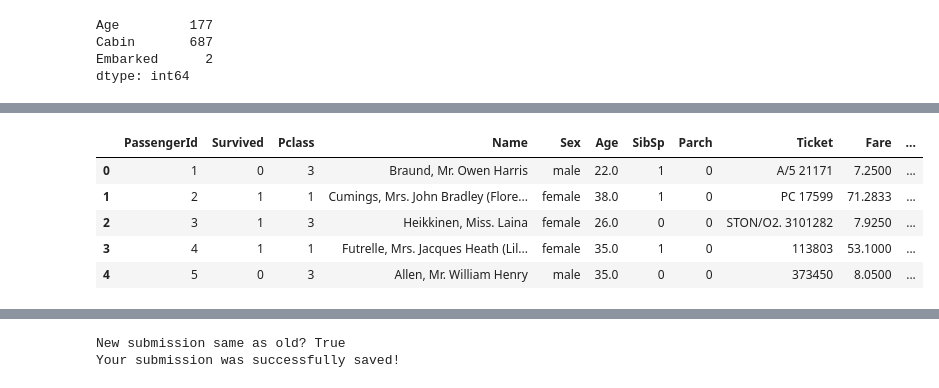
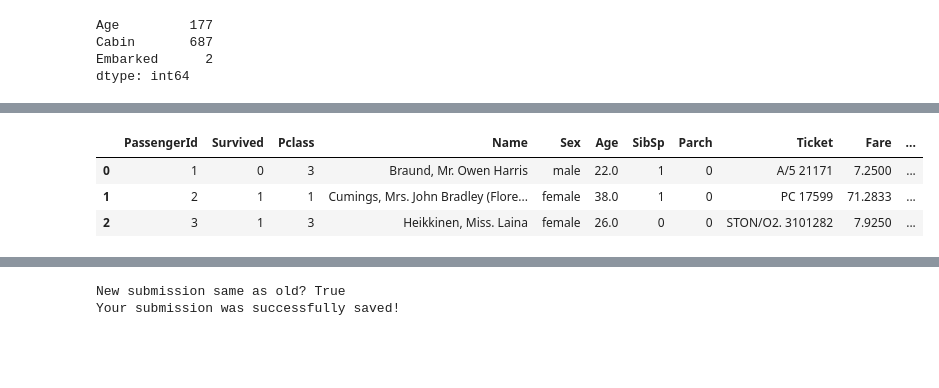
Before and after one commit to tomislavrekic/MLOps-Testing, a Jupyter notebook: src/titanic.ipynb, the cells around one changed output, grey strips where cells are left out. Saved outputs shown, nothing was run; the diff lists cells and outputs as text; code cells hidden in the pictures; blank space fills up the shorter version.

```diff
--- a/src/titanic.ipynb
+++ b/src/titanic.ipynb
@@ -37,0 +55,5 @@ dtype: int64
+# %%
+train_df[['Last_name', 'First_name']] = train_df['Name'].str.split(',', n=1, expand=True)
+train_df['Title'] = train_df['Name'].map(lambda x: x.split(',')[1].split('.')[0])
+train_df['Title'].value_counts()
+#train_df.head(4)
@@ -38,9 +103,7 @@ dtype: int64
 # %%
-train_df.head(5)
+train_df.head(3)
 # %% [output]
 |  | PassengerId | Survived | Pclass | Name | Sex | Age | SibSp | Parch | Ticket | Fare | ... |
 | 0 | 1 | 0 | 3 | Braund, Mr. Owen Harris | male | 22.0 | 1 | 0 | A/5 21171 | 7.2500 | ... |
 | 1 | 2 | 1 | 1 | Cumings, Mrs. John Bradley (Flore... | female | 38.0 | 1 | 0 | PC 17599 | 71.2833 | ... |
 | 2 | 3 | 1 | 3 | Heikkinen, Miss. Laina | female | 26.0 | 0 | 0 | STON/O2. 3101282 | 7.9250 | ... |
-| 3 | 4 | 1 | 1 | Futrelle, Mrs. Jacques Heath (Lil... | female | 35.0 | 1 | 0 | 113803 | 53.1000 | ... |
-| 4 | 5 | 0 | 3 | Allen, Mr. William Henry | male | 35.0 | 0 | 0 | 373450 | 8.0500 | ... |
```
Also changed, not shown: parts of 8 cells of this notebook, 2 other files.
